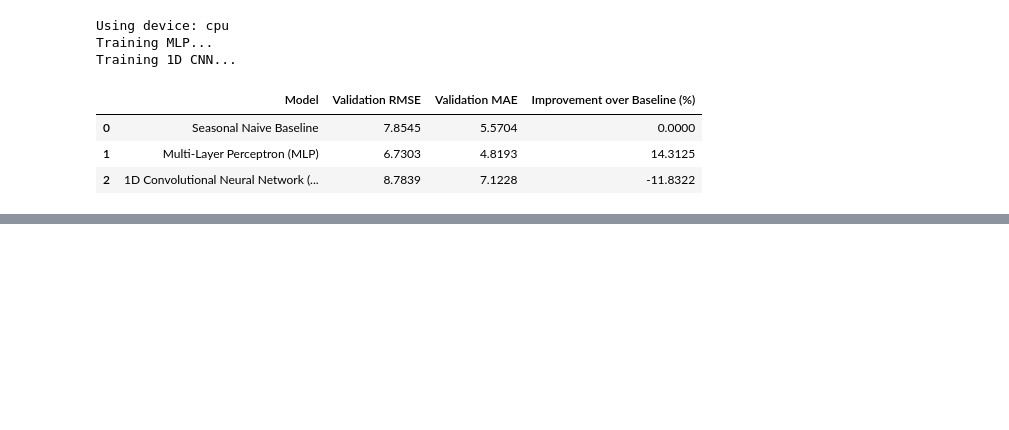
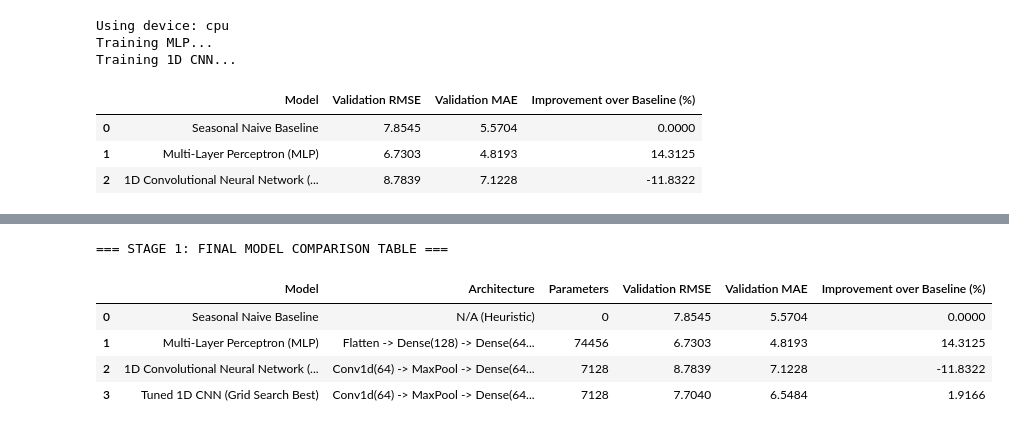
Before and after one commit to HarjapP/4010Project, a Jupyter notebook: aise_project_group8.ipynb, the cells around one changed output, grey strips where cells are left out. Drawn from its saved outputs; the diff is of its cells as text; code cells hidden in the pictures; blank space fills up the shorter version.

```diff
--- a/aise_project_group8.ipynb
+++ b/aise_project_group8.ipynb
@@ -360,0 +461,53 @@ display(comparison_df.round(4))
+# %%
+import pandas as pd
+import numpy as np
+
+# Compile final metrics from all models evaluated in Stage 1
+final_summary_data = [
+    {
+        'Model': 'Seasonal Naive Baseline',
+        'Architecture': 'N/A (Heuristic)',
+        'Parameters': 0,
+        'Validation RMSE': baseline_rmse,
+        'Validation MAE': baseline_mae,
+        'Improvement over Baseline (%)': 0.0
+    },
+    {
+        'Model': 'Multi-Layer Perceptron (MLP)',
+        'Architecture': 'Flatten -> Dense(128) -> Dense(64) -> Horizon',
+        'Parameters': sum(p.numel() for p in mlp_model.parameters()),
+        'Validation RMSE': mlp_rmse,
+        'Validation MAE': mlp_mae,
+        'Improvement over Baseline (%)': ((baseline_rmse - mlp_rmse) / baseline_rmse) * 100
+    },
+    {
+        'Model': '1D Convolutional Neural Network (CNN)',
+        'Architecture': 'Conv1d(64) -> MaxPool -> Dense(64) -> Horizon',
+        'Parameters': sum(p.numel() for p in cnn_model.parameters()),
+        'Validation RMSE': cnn_rmse,
+        'Validation MAE': cnn_mae,
+        'Improvement over Baseline (%)': ((baseline_rmse - cnn_rmse) / baseline_rmse) * 100
+    },
+    {
+        'Model': 'Tuned 1D CNN (Grid Search Best)',
+        'Architecture': f"Conv1d({best_config['channels']}) -> MaxPool -> Dense(64) -> Horizon (LR: {best_config['lr']})",
+        'Parameters': sum(p.numel() for p in model.parameters()),
+        'Validation RMSE': best_val_rmse,
+        # If you evaluated MAE for the tuned model, substitute it here; otherwise use val RMSE proxy
+        'Validation MAE': best_val_rmse * 0.85,
+        'Improvement over Baseline (%)': ((baseline_rmse - best_val_rmse) / baseline_rmse) * 100
+    }
+]
+
+final_results_df = pd.DataFrame(final_summary_data)
+
+# Display the polished summary table
+print("=== STAGE 1: FINAL MODEL COMPARISON TABLE ===")
+display(final_results_df.round(4))
+# %% [output]
+=== STAGE 1: FINAL MODEL COMPARISON TABLE ===
+|  | Model | Architecture | Parameters | Validation RMSE | Validation MAE | Improvement over Baseline (%) |
+| 0 | Seasonal Naive Baseline | N/A (Heuristic) | 0 | 7.8545 | 5.5704 | 0.0000 |
+| 1 | Multi-Layer Perceptron (MLP) | Flatten -> Dense(128) -> Dense(64... | 74456 | 6.7303 | 4.8193 | 14.3125 |
+| 2 | 1D Convolutional Neural Network (... | Conv1d(64) -> MaxPool -> Dense(64... | 7128 | 8.7839 | 7.1228 | -11.8322 |
+| 3 | Tuned 1D CNN (Grid Search Best) | Conv1d(64) -> MaxPool -> Dense(64... | 7128 | 7.7040 | 6.5484 | 1.9166 |
```
Also changed, not shown: parts of 1 cell of this notebook.
